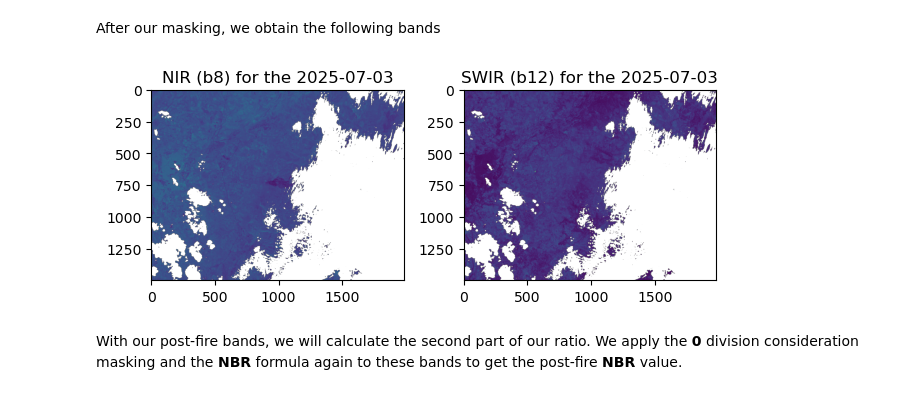
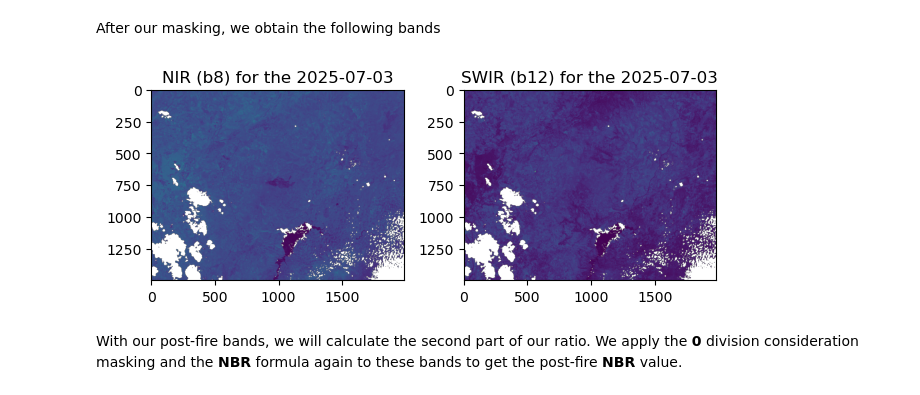
Before and after one commit to eopf-toolkit/eopf-101, a Jupyter notebook: 513_dNBR.ipynb, the cells around one changed output. Cells and saved outputs as stored; diff of their text form; code cells hidden in the pictures.

```diff
--- a/513_dNBR.ipynb
+++ b/513_dNBR.ipynb
@@ -110,13 +39,0 @@ Recieves:
-# %%
-def zarr_mask_utm ( bounding_box, zarr):
-# Unpack the bounding box coordinates for clarity
-    min_lon, min_lat, max_lon, max_lat = bounding_box
-# Create boolean masks for longitude and latitude dimensions based on the bounding box
-    lon_mask = (zarr['x'] >= min_lon) & (zarr['x'] <= max_lon)
-    lat_mask = (zarr['y'] >= min_lat) & (zarr['y'] <= max_lat)
-# Combine the individual masks to create a single bounding box mask
-    bbox_mask = lon_mask & lat_mask
-# Find the row and column indices where the combined mask is True
-    cols , rows = np.where(bbox_mask)
-
-    return rows, cols
@@ -132,9 +39,0 @@ Recieves:
-# %%
-def lat_lon_to_utm_box(bot_left,top_right):
-    # Longitude and latitude of the bottom-left corner
-    west_utm, south_utm = transformer.transform(bot_left[0],bot_left[1])
-    # Longitude and latitude of the top-right corner
-    east_utm, north_utm = transformer.transform(top_right[0],top_right[1])
-
-    # A new list with the converted UTM coordinates
-    return [ west_utm, south_utm , east_utm , north_utm ]
@@ -190,7 +95,7 @@ bbox_vis = (8.649555,40.073583,
 # A fixed geographic bounding box to highlight the AOI in the map format
 map_box = bbox
 # A new list with the converted UTM coordinates
-bbox_utm = lat_lon_to_utm_box((bbox_vis[0], bbox_vis[1]),(bbox_vis[2], bbox_vis[3]))
+bbox_utm = lat_lon_to_utm_box((bbox_vis[0], bbox_vis[1]),(bbox_vis[2], bbox_vis[3]),transformer)
 
 def_collection = 'sentinel-2-l2a' #collection
 
@@ -335,7 +240,7 @@ zarr_meas_post = post_zarr.measurements.reflectance.r20m
 
 # Extractthe cloud free mask at 20m resolution:
 l2a_class_20m_post = post_zarr.conditions.mask.l2a_classification.r20m.scl
-valid_mask_post = validate_scl(l2a_class_20m_post)  # Boolean mask
+valid_mask_post = validate_scl_w(l2a_class_20m_post)  # Boolean mask
 # %% [markdown]
 We will apply the same **masking** and **clipping** functions to this new dataset to ensure it is clean and limited to our area of interest, making it ready for calculation, as it is based on a complete different scene.
 # %%
@@ -363,17 +268,17 @@ After our masking, we obtain the following bands
 # %%
 # Create a figure to plot
 fig, axs = plt.subplots(1, 2)
-axs[0].imshow(nir_post_cl)
+axs[0].imshow(nir_post)
 axs[0].set_title(f'NIR (b8) for the {post_f}')
 # Plot the filtered land surface temperature data on the second subplot
-axs[1].imshow(swir_post_cl)
+axs[1].imshow(swir_post)
 axs[1].set_title(f'SWIR (b12) for the {post_f}') # Add a title for clarity
 # Adjust the layout
 fig.tight_layout()
 # Display the plot
 plt.show()
 # %% [output]
-[figure, old version]
+[figure, new version]
 # %% [markdown]
 With our post-fire bands, we will calculate the second part of our ratio. We apply the **0** division consideration masking and the **NBR** formula again to these bands to get the post-fire **NBR** value.
 # %%
```
Also changed, not shown: parts of 27 cells of this notebook, 2 other files.
